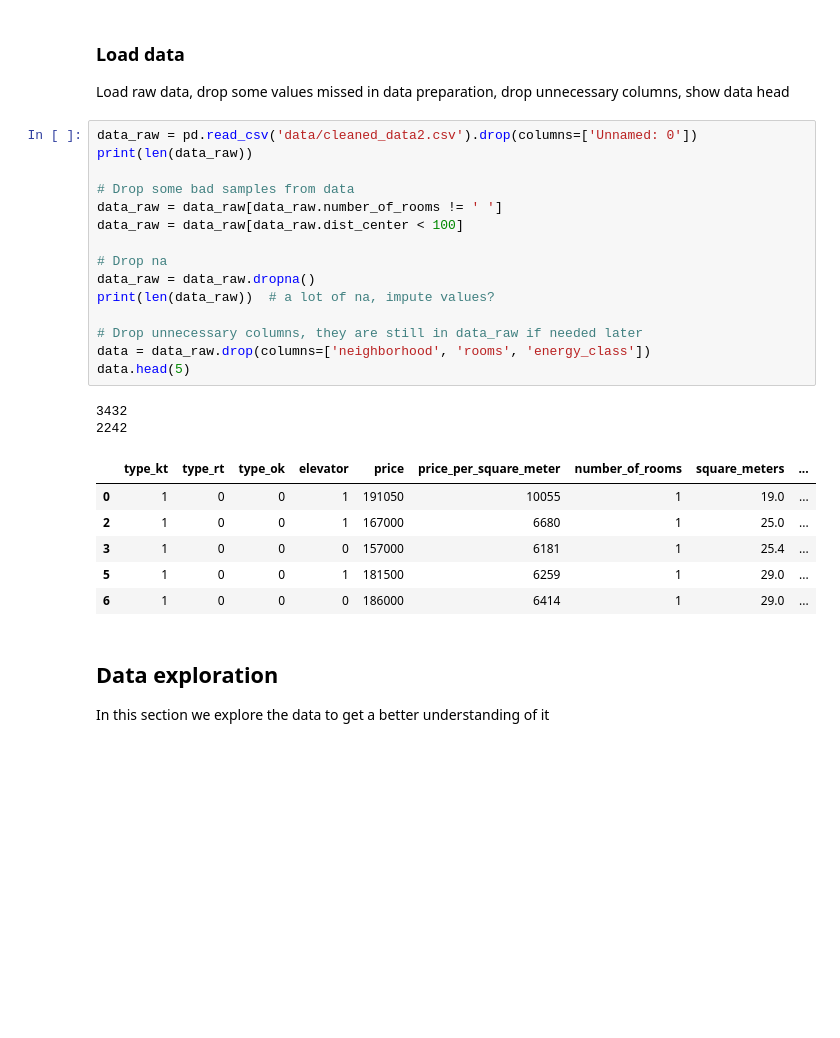
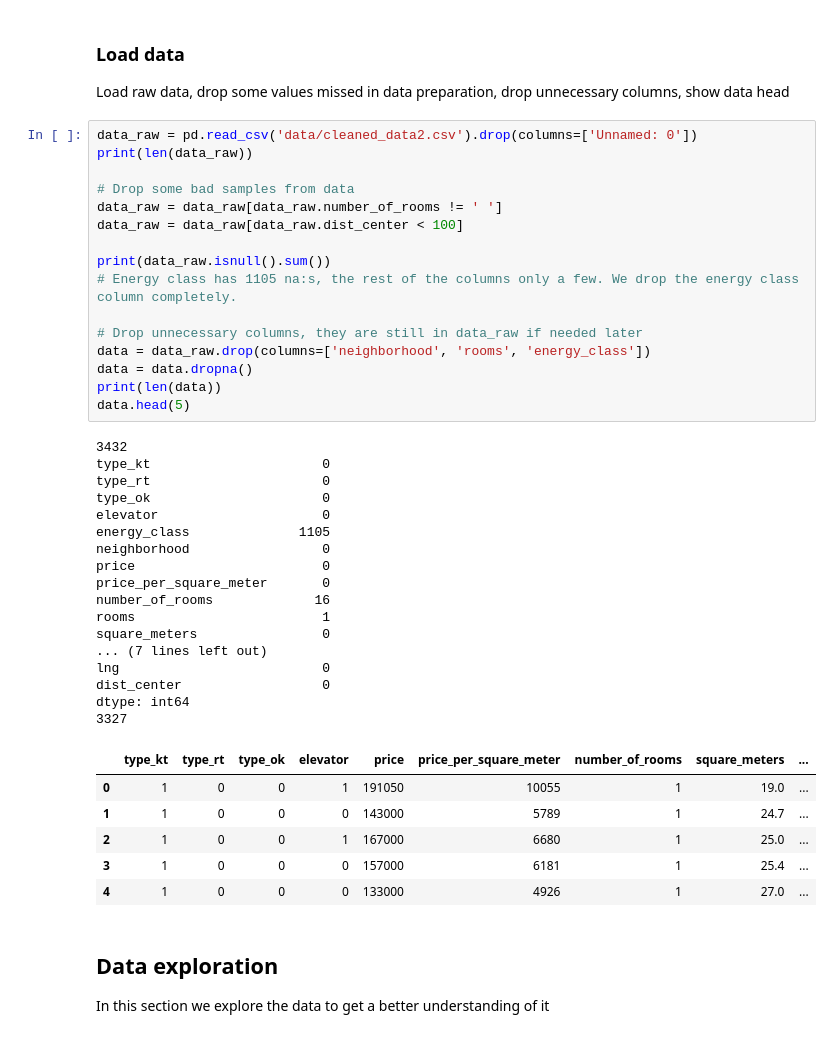
Before and after one commit to kaleaht/house-prices, a Jupyter notebook: sexy_book.ipynb, the cells around one changed output. Cells and saved outputs as stored; diff of their text form; blank space fills up the shorter version.

```diff
--- a/sexy_book.ipynb
+++ b/sexy_book.ipynb
@@ -34,27 +34,43 @@ Load raw data, drop some values missed in data preparation, drop unnecessary col
 # %%
 data_raw = pd.read_csv('data/cleaned_data2.csv').drop(columns=['Unnamed: 0'])
 print(len(data_raw))
 
 # Drop some bad samples from data
 data_raw = data_raw[data_raw.number_of_rooms != ' ']
 data_raw = data_raw[data_raw.dist_center < 100]
 
-# Drop na
-data_raw = data_raw.dropna()
-print(len(data_raw))  # a lot of na, impute values?
+print(data_raw.isnull().sum())
+# Energy class has 1105 na:s, the rest of the columns only a few. We drop the energy class column completely.
 
 # Drop unnecessary columns, they are still in data_raw if needed later
 data = data_raw.drop(columns=['neighborhood', 'rooms', 'energy_class'])
+data = data.dropna()
+print(len(data))
 data.head(5)
 # %% [output]
 3432
-2242
+type_kt                      0
+type_rt                      0
+type_ok                      0
+elevator                     0
+energy_class              1105
+neighborhood                 0
+price                        0
+price_per_square_meter       0
+number_of_rooms             16
+rooms                        1
+square_meters                0
+... (7 lines left out)
+lng                          0
+dist_center                  0
+dtype: int64
+3327
 |  | type_kt | type_rt | type_ok | elevator | price | price_per_square_meter | number_of_rooms | square_meters | ... |
 | 0 | 1 | 0 | 0 | 1 | 191050 | 10055 | 1 | 19.0 | ... |
+| 1 | 1 | 0 | 0 | 0 | 143000 | 5789 | 1 | 24.7 | ... |
 | 2 | 1 | 0 | 0 | 1 | 167000 | 6680 | 1 | 25.0 | ... |
 | 3 | 1 | 0 | 0 | 0 | 157000 | 6181 | 1 | 25.4 | ... |
-| 5 | 1 | 0 | 0 | 1 | 181500 | 6259 | 1 | 29.0 | ... |
-| 6 | 1 | 0 | 0 | 0 | 186000 | 6414 | 1 | 29.0 | ... |
+| 4 | 1 | 0 | 0 | 0 | 133000 | 4926 | 1 | 27.0 | ... |
 # %% [markdown]
 ## Data exploration
 In this section we explore the data to get a better understanding of it
```
Also changed, not shown: parts of 13 cells of this notebook.
